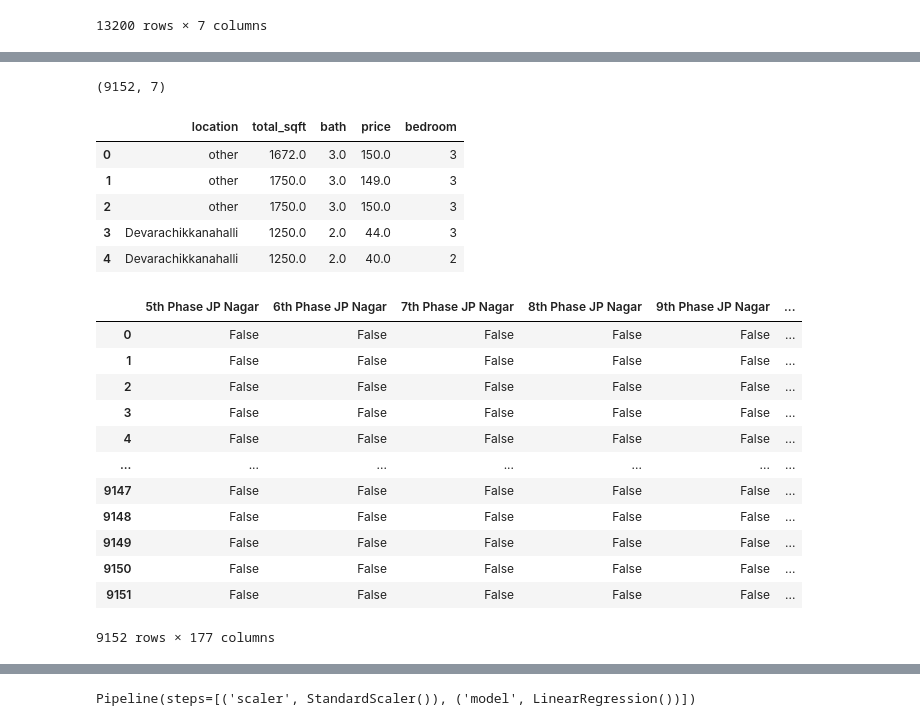
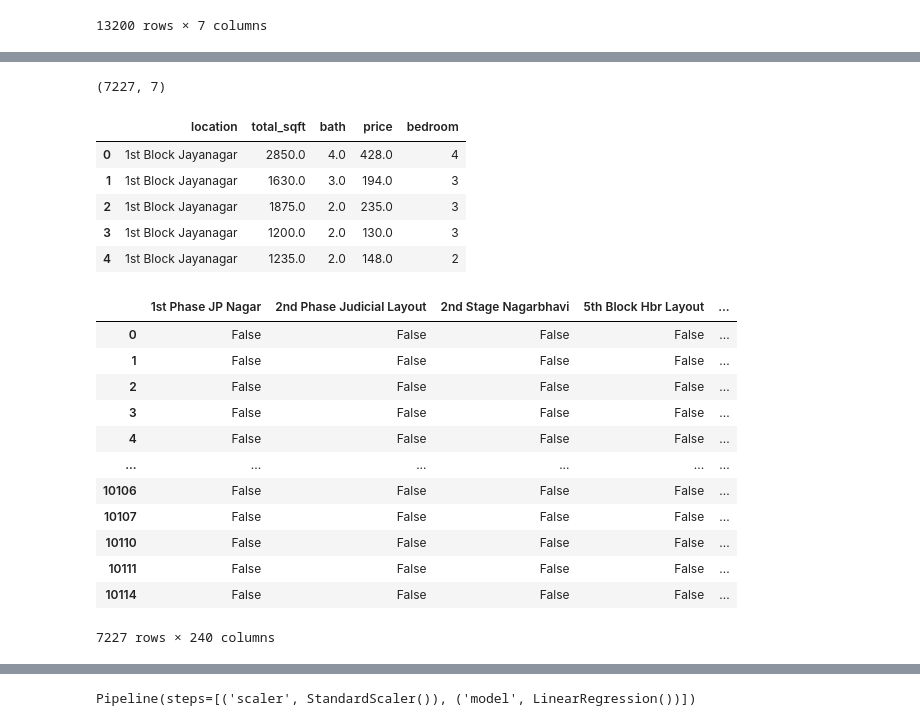
Before and after one commit to evgeniosk94/General-Python-Exercises, a Jupyter notebook: House price prediction project/notebooks/01_eda_cleaning.ipynb, the cells around one changed output, grey strips where cells are left out. Saved outputs shown, nothing was run; the diff lists cells and outputs as text; code cells hidden in the pictures.

```diff
--- a/Data Science Roadmap for Beginners/ML & Data Science Project.ipynb
+++ b/House price prediction project/notebooks/01_eda_cleaning.ipynb
@@ -357,6 +454,6 @@ def remove_pps_outliers(df):
                 df_out = pd.concat([df_out,reduced_df], ignore_index=True)
         return df_out
 
-df8 = remove_pps_outliers(df7)
-df8.shape
+df10 = remove_pps_outliers(df9)
+df10.shape
 # %% [output]
@@ -424,4 +464,0 @@ Name: location, Length: 582, dtype: int64
-# %%
-df10 = df9.copy()
-df10.location = df10.location.apply(lambda x: 'other' if x in location_less_than_10 else x)
-len(df10.location.unique())
@@ -429,0 +465,19 @@ len(df10.location.unique())
+# %%
+def remove_bedroom_outliers(df):
+        exclude_indices = np.array([])
+        for location, location_df in df.groupby('location'):
+            bedroom_stats = {}
+            for bedroom, bedroom_df in location_df.groupby('bedroom'):
+                bedroom_stats[bedroom] = {
+                        'mean': np.mean(bedroom_df.price_per_sqft),
+                        'std': np.std(bedroom_df.price_per_sqft),
+                        'count': bedroom_df.shape[0]
+                }
+            for bedroom, bedroom_df in location_df.groupby('bedroom'):
+                    stats = bedroom_stats.get(bedroom-1)
+                    if stats and stats['count']>5:
+                            exclude_indices = np.append(exclude_indices, bedroom_df[bedroom_df.price_per_sqft<(stats['mean'])].index.values)
+        return df.drop(exclude_indices, axis='index')
+
+df11 = remove_bedroom_outliers(df10)
+df11.shape
@@ -562,15 +608,15 @@ Name: count, Length: 178, dtype: int64
 # %%
-df10.shape
+df11.shape
 # %% [output]
-(9152, 7)
+(7227, 7)
 # %%
-df11 = df10.drop(["price_per_sqft", "balcony"], axis=1)
+df12 = df11.drop(["price_per_sqft", "balcony"], axis=1)
 # %%
-df11.head()
+df12.head()
 # %% [output]
 |  | location | total_sqft | bath | price | bedroom |
-| 0 | other | 1672.0 | 3.0 | 150.0 | 3 |
-| 1 | other | 1750.0 | 3.0 | 149.0 | 3 |
-| 2 | other | 1750.0 | 3.0 | 150.0 | 3 |
-| 3 | Devarachikkanahalli | 1250.0 | 2.0 | 44.0 | 3 |
-| 4 | Devarachikkanahalli | 1250.0 | 2.0 | 40.0 | 2 |
+| 0 | 1st Block Jayanagar | 2850.0 | 4.0 | 428.0 | 4 |
+| 1 | 1st Block Jayanagar | 1630.0 | 3.0 | 194.0 | 3 |
+| 2 | 1st Block Jayanagar | 1875.0 | 2.0 | 235.0 | 3 |
+| 3 | 1st Block Jayanagar | 1200.0 | 2.0 | 130.0 | 3 |
+| 4 | 1st Block Jayanagar | 1235.0 | 2.0 | 148.0 | 2 |
@@ -577,18 +625,18 @@ df11.head()
 # %%
-dummies = pd.get_dummies(df11.location, drop_first=True)
+dummies = pd.get_dummies(df12.location, drop_first=True)
 dummies
 # %% [output]
-|  | 5th Phase JP Nagar | 6th Phase JP Nagar | 7th Phase JP Nagar | 8th Phase JP Nagar | 9th Phase JP Nagar | ... |
-| 0 | False | False | False | False | False | ... |
-| 1 | False | False | False | False | False | ... |
-| 2 | False | False | False | False | False | ... |
-| 3 | False | False | False | False | False | ... |
-| 4 | False | False | False | False | False | ... |
-| ... | ... | ... | ... | ... | ... | ... |
-| 9147 | False | False | False | False | False | ... |
-| 9148 | False | False | False | False | False | ... |
-| 9149 | False | False | False | False | False | ... |
-| 9150 | False | False | False | False | False | ... |
-| 9151 | False | False | False | False | False | ... |
+|  | 1st Phase JP Nagar | 2nd Phase Judicial Layout | 2nd Stage Nagarbhavi | 5th Block Hbr Layout | ... |
+| 0 | False | False | False | False | ... |
+| 1 | False | False | False | False | ... |
+| 2 | False | False | False | False | ... |
+| 3 | False | False | False | False | ... |
+| 4 | False | False | False | False | ... |
+| ... | ... | ... | ... | ... | ... |
+| 10106 | False | False | False | False | ... |
+| 10107 | False | False | False | False | ... |
+| 10110 | False | False | False | False | ... |
+| 10111 | False | False | False | False | ... |
+| 10114 | False | False | False | False | ... |
-9152 rows × 177 columns
+7227 rows × 240 columns
 # %%
```
Also changed, not shown: parts of 56 cells of this notebook, 3 other files.
